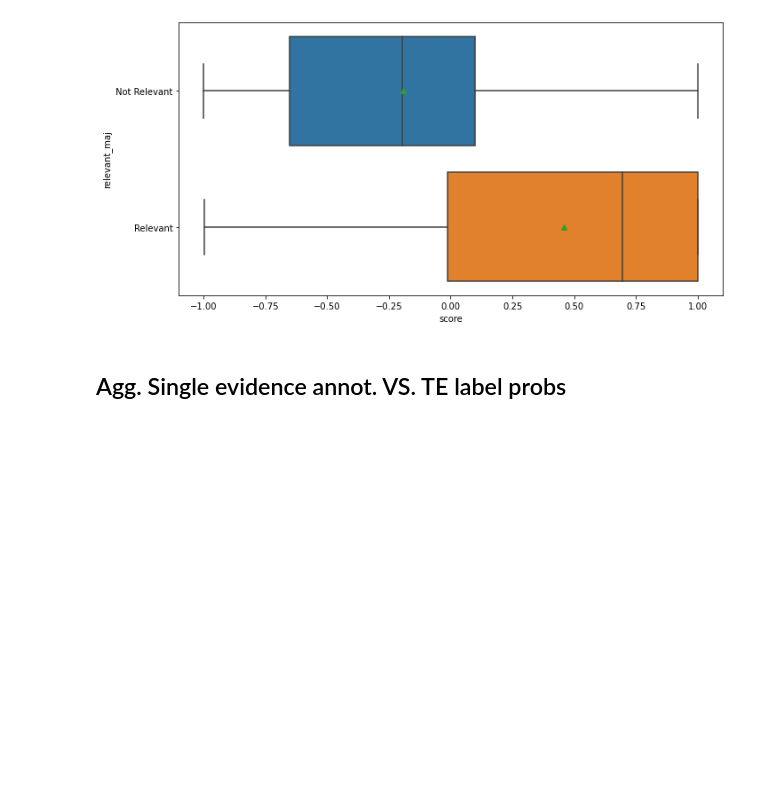
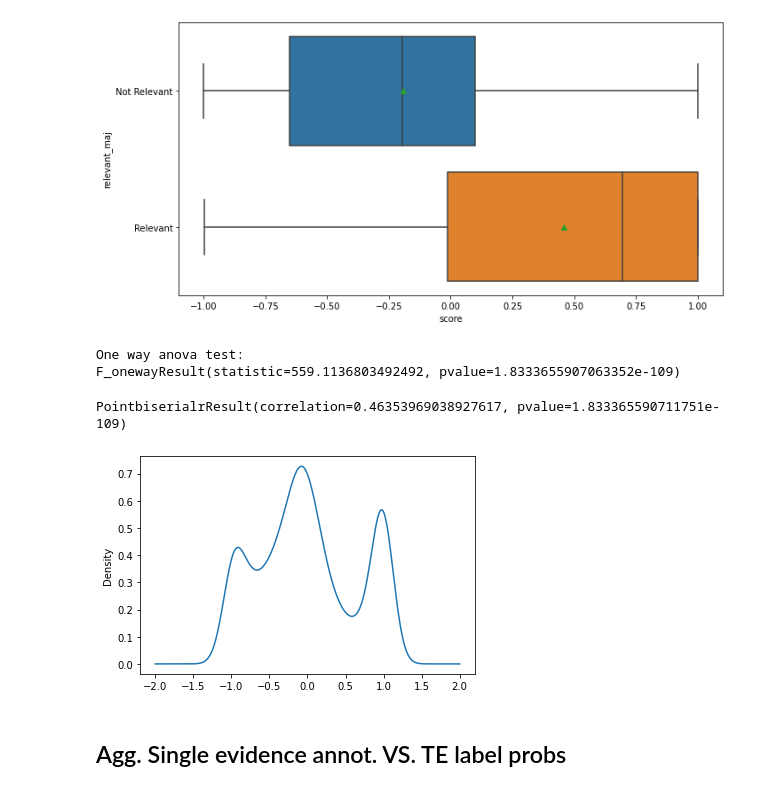
Before and after one commit to gabrielmaia7/ClaimVerificationHIT, a Jupyter notebook: task_deploy_and_analysis/notebooks/Campaign_Results.ipynb, the cells around one changed output. Cells and saved outputs as stored; diff of their text form; code cells hidden in the pictures; blank space fills up the shorter version.

```diff
--- a/task_deploy_and_analysis/notebooks/Campaign_Results.ipynb
+++ b/task_deploy_and_analysis/notebooks/Campaign_Results.ipynb
@@ -1400,6 +1401,26 @@ g.set_yticklabels(['Not Relevant', 'Relevant'])
 plt.tight_layout()
 # %% [output]
 [figure]
+# %%
+from scipy.stats import pointbiserialr, f_oneway
+
+results_single_df_agg.score.plot.kde()
+
+print('One way anova test:')
+print(f_oneway(
+    results_single_df_agg[results_single_df_agg['relevant_maj'] == 0].score,
+    results_single_df_agg[results_single_df_agg['relevant_maj'] == 1].score
+))
+
+pointbiserialr(
+    x = results_single_df_agg.relevant_maj.astype(bool),
+    y = results_single_df_agg.score
+)
+# %% [output]
+One way anova test:
+F_onewayResult(statistic=559.1136803492492, pvalue=1.8333655907063352e-109)
+PointbiserialrResult(correlation=0.46353969038927617, pvalue=1.833365590711751e-109)
+[figure, added]
 # %% [markdown]
 ## Agg. Single evidence annot. VS. TE label probs
 # %% [markdown]
```
Also changed, not shown: parts of 72 cells of this notebook.
